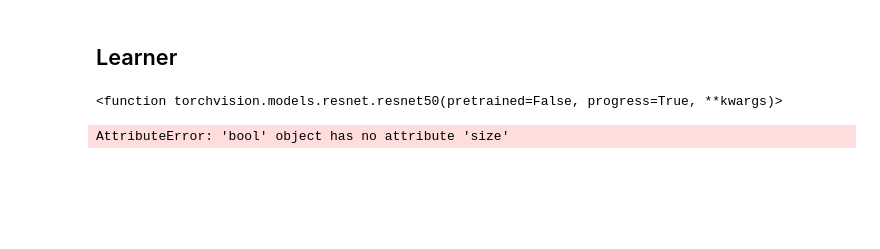
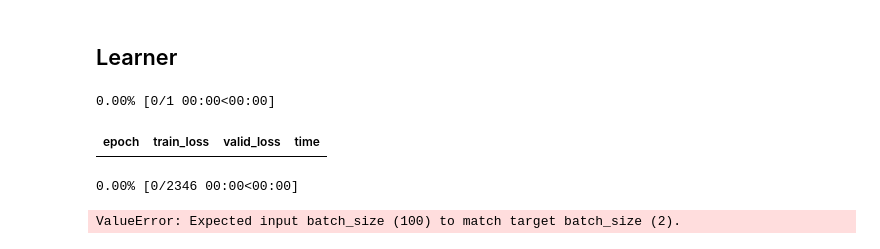
Before and after one commit to kvega005/RGBD_Activity_Detection, a Jupyter notebook: Activity Recognition From RGBD.ipynb, the cells around one changed output. Saved outputs shown, nothing was run; the diff lists cells and outputs as text; code cells hidden in the pictures; blank space fills up the shorter version.

Commit message:
batch size error

```diff
--- a/Activity Recognition From RGBD.ipynb
+++ b/Activity Recognition From RGBD.ipynb
@@ -155,7 +155,7 @@ len(data_dict["rgb"])
 # %% [output]
 5865
 # %%
-depthData = torch.from_numpy(np.array(data_dict['depth'])).permute(0,1,2)
+depthData = torch.from_numpy(np.array(data_dict['depth'])).permute(0,1,2).type(torch.FloatTensor)
 depthData = depthData[:,None,:,:]
 # %%
 imageData = torch.from_numpy(np.array(data_dict['rgb'])).permute(0,3,1,2)
@@ -171,7 +171,7 @@ show_image(imageData[0]), show_image(depthData[0])
 # %%
 class ImageListRGBD(ImageList):
     def open(self, i):
-        rgb = imageData[i].type(torch.DoubleTensor)
+        rgb = imageData[i].type(torch.FloatTensor)
         rgbd = torch.cat((rgb,depthData[i]),0)
         return Image(rgbd)
 # %%
@@ -192,10 +207,17 @@ TypeError: split_by_rand_pct() got an unexpected keyword argument 'from_item_lis
+# %%
+data.batch_size = 2
 # %% [markdown]
 ## Learner
-# %%
-data = images.databunch().normalize()
-# %% [output]
-<function torchvision.models.resnet.resnet50(pretrained=False, progress=True, **kwargs)>
-# %%
-learn = cnn_learner(data,model,metrics=error_rate)
-# %% [output]
-AttributeError: 'bool' object has no attribute 'size'
+# %%
+input_channel = 4
+resnet = models.resnet34 ()
+resnet.conv1 = torch.nn.Conv2d (input_channel, 64, kernel_size = (7, 7), stride = (2, 2), padding = (3, 3), bias = False)
+resnet.avgpool = nn.AdaptiveAvgPool2d ((1, 1))
+learn = unet_learner (data, lambda x: resnet, last_cross = False)
+# %%
+learn.fit_one_cycle(1)
+# %% [output]
+0.00% [0/1 00:00<00:00]
+| epoch | train_loss | valid_loss | time |
+0.00% [0/2346 00:00<00:00]
+ValueError: Expected input batch_size (100) to match target batch_size (2).
```
Also changed, not shown: parts of 3 cells of this notebook.
